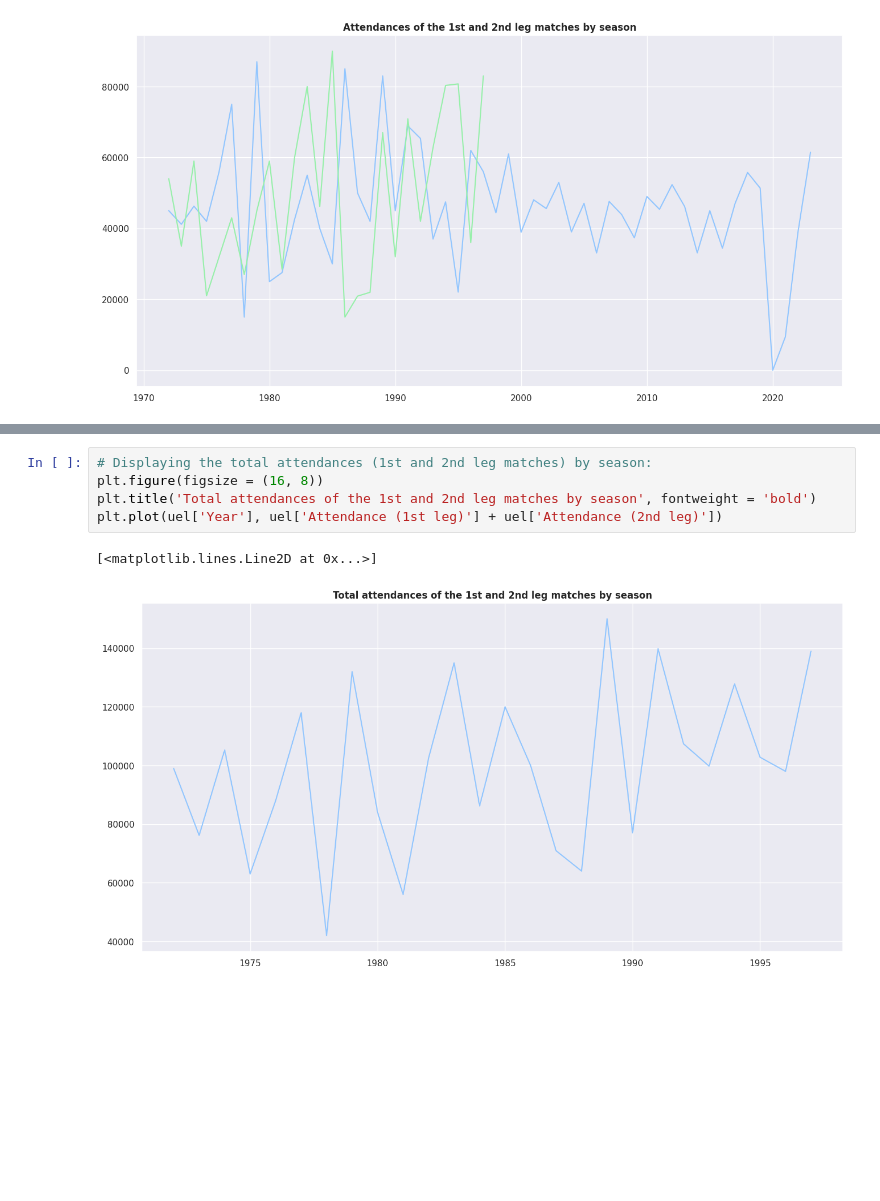
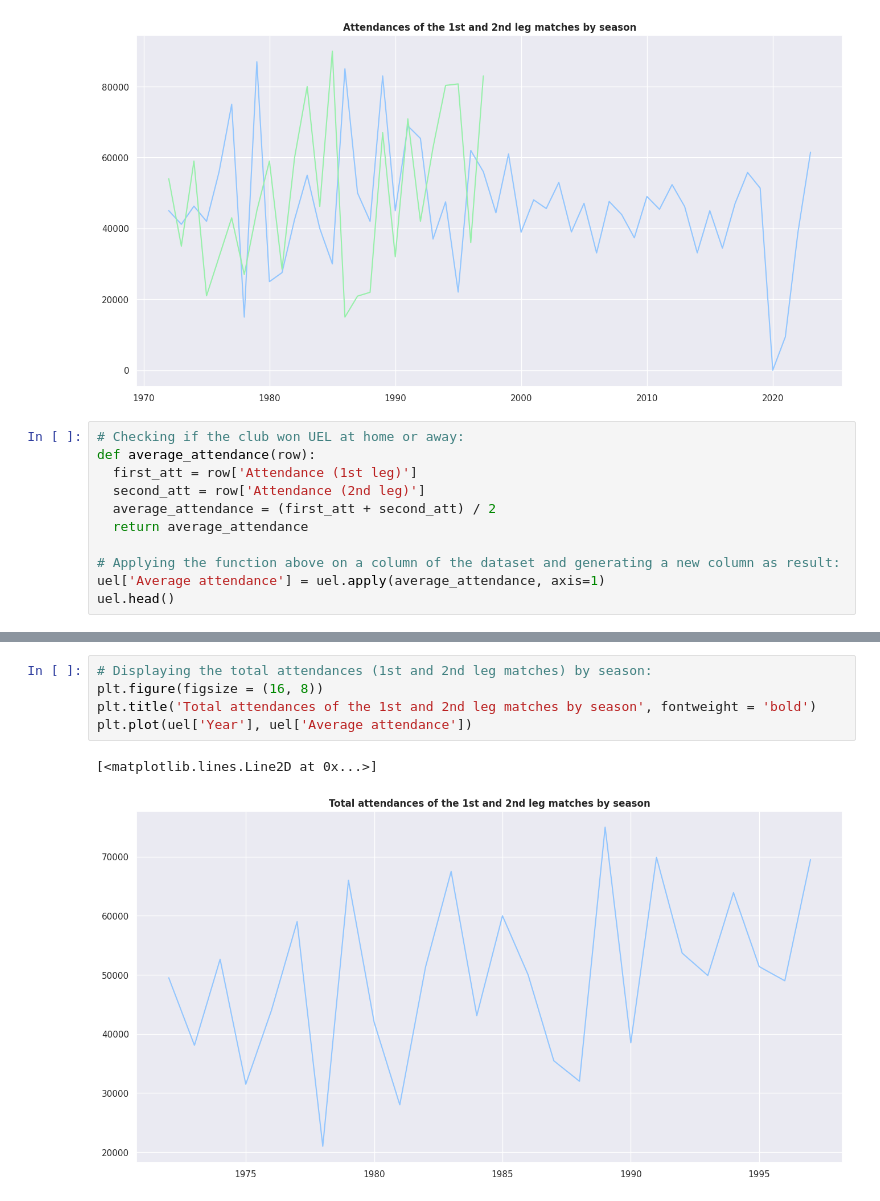
Before and after one commit to guilhermelaviola/SoccerCompetitionsStudy, a Jupyter notebook: UELStudy.ipynb, the cells around one changed output, grey strips where cells are left out. Cells and saved outputs as stored; diff of their text form; blank space fills up the shorter version.

```diff
--- a/UELStudy.ipynb
+++ b/UELStudy.ipynb
@@ -166,3 +180,14 @@ plt.plot(uel['Year'], uel['Attendance (2nd leg)'])
 plt.show()
 # %% [output]
 [figure]
+# %%
+# Checking if the club won UEL at home or away:
+def average_attendance(row):
+  first_att = row['Attendance (1st leg)']
+  second_att = row['Attendance (2nd leg)']
+  average_attendance = (first_att + second_att) / 2
+  return average_attendance
+
+# Applying the function above on a column of the dataset and generating a new column as result:
+uel['Average attendance'] = uel.apply(average_attendance, axis=1)
+uel.head()
@@ -169,8 +201,8 @@ plt.show()
 # %%
 # Displaying the total attendances (1st and 2nd leg matches) by season:
 plt.figure(figsize = (16, 8))
 plt.title('Total attendances of the 1st and 2nd leg matches by season', fontweight = 'bold')
-plt.plot(uel['Year'], uel['Attendance (1st leg)'] + uel['Attendance (2nd leg)'])
+plt.plot(uel['Year'], uel['Average attendance'])
 # %% [output]
 [<matplotlib.lines.Line2D at 0x...>]
-[figure, old version]
+[figure, new version]
```
Also changed, not shown: parts of 3 cells of this notebook.
